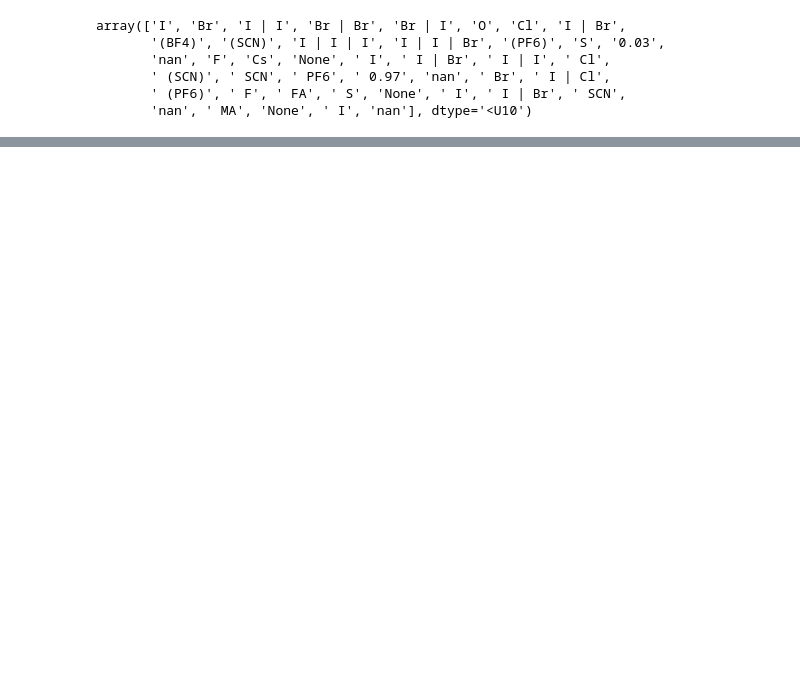
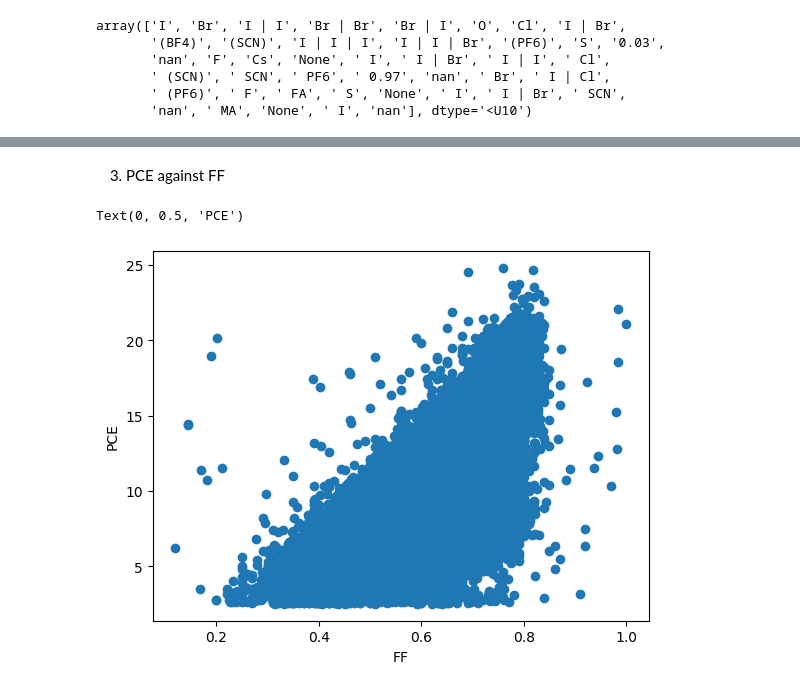
Before and after one commit to drcgreenland/PerovskiteML_project, a Jupyter notebook: replicating.ipynb, the cells around one changed output, grey strips where cells are left out. Saved outputs shown, nothing was run; the diff lists cells and outputs as text; code cells hidden in the pictures; blank space fills up the shorter version.

```diff
--- a/replicating.ipynb
+++ b/replicating.ipynb
@@ -282,0 +300,12 @@ array(['I', 'Br', 'I | I', 'Br | Br', 'Br | I', 'O', 'Cl', 'I | Br',
+# %% [markdown]
+3. PCE against FF
+# %%
+x = table_datacheck["JV_default_FF"]
+y = table_datacheck["JV_default_PCE"]
+
+plt.scatter(x,y)
+plt.xlabel("FF")
+plt.ylabel("PCE")
+# %% [output]
+Text(0, 0.5, 'PCE')
+[figure, added]
```
Also changed, not shown: parts of 22 cells of this notebook.
